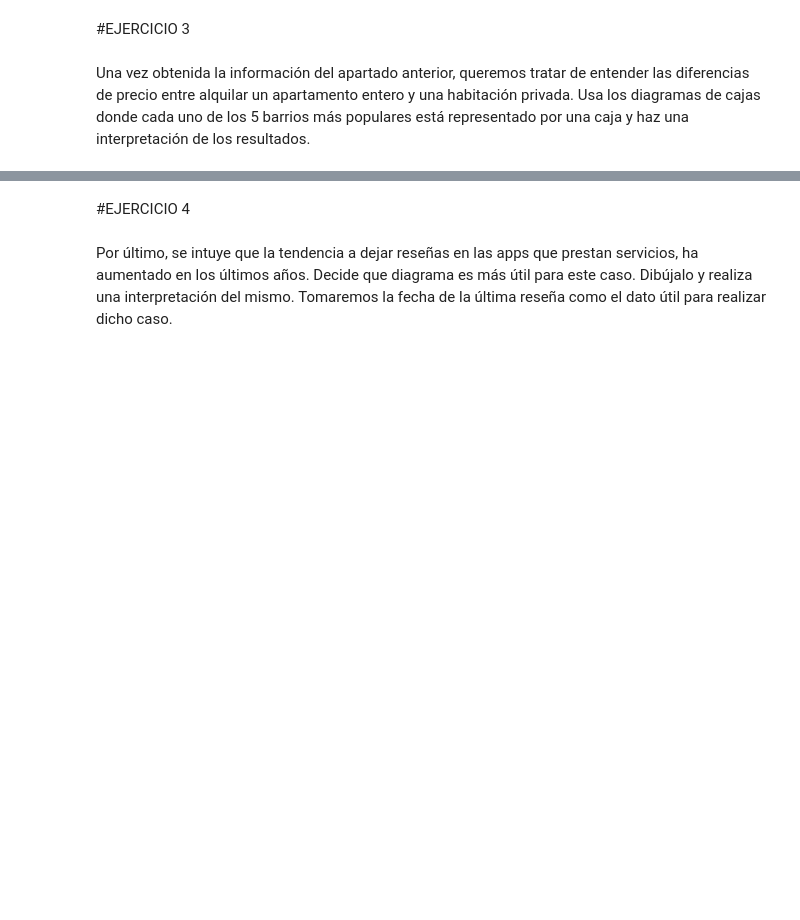
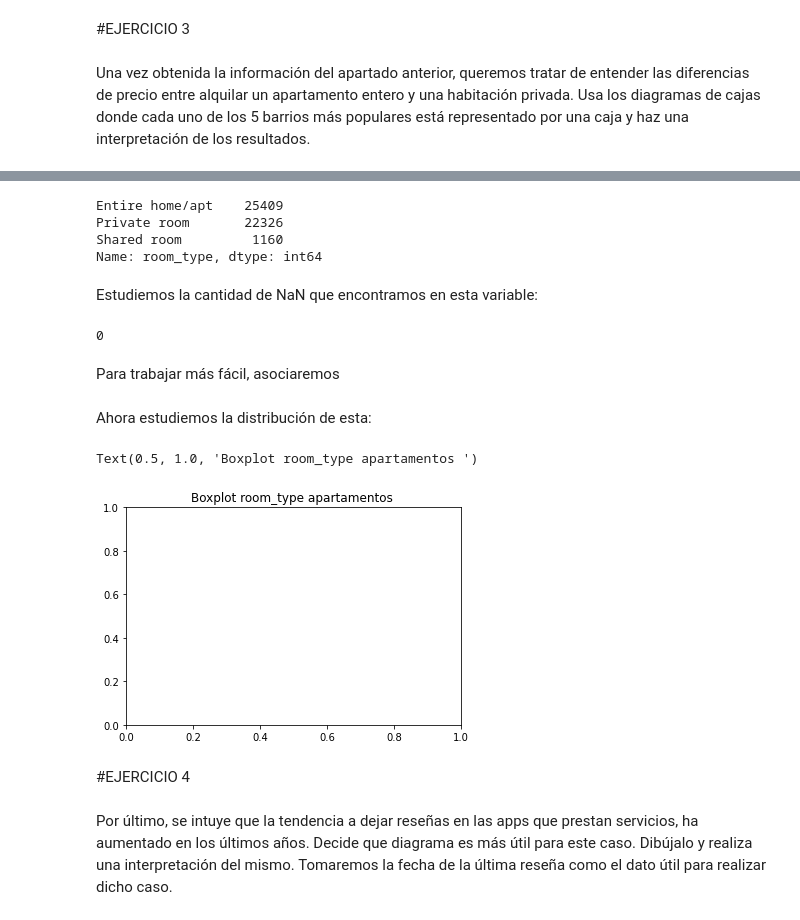
Before and after one commit to amayasarasacolina/MineriaL1P1, a Jupyter notebook: L1P1.ipynb, the cells around one changed output, grey strips where cells are left out. Drawn from its saved outputs; the diff is of its cells as text; code cells hidden in the pictures; blank space fills up the shorter version.

```diff
--- a/L1P1.ipynb
+++ b/L1P1.ipynb
@@ -694,3 +700,30 @@ Una vez obtenida la información del apartado anterior, queremos tratar de enten
+# %%
+df['room_type'].value_counts()
+# %% [output]
+Entire home/apt    25409
+Private room       22326
+Shared room         1160
+Name: room_type, dtype: int64
+# %% [markdown]
+Estudiemos la cantidad de NaN que encontramos en esta variable:
+# %%
+room_type_nan = df['room_type'].isna().sum()
+print(room_type_nan)
+# %% [output]
+0
+# %% [markdown]
+Para trabajar más fácil, asociaremos
+# %% [markdown]
+Ahora estudiemos la distribución de esta:
+# %%
+import matplotlib.pyplot as plt
+boxplot_room_type=df['room_type']
+plt.boxplot(boxplot_room_type)
+plt.title('Boxplot room_type apartamentos ')
+plt.show()
+# %% [output]
+Text(0.5, 1.0, 'Boxplot room_type apartamentos ')
+[figure, added]
 # %% [markdown]
 #EJERCICIO 4
 # %% [markdown]
```
Also changed, not shown: parts of 3 cells of this notebook.
